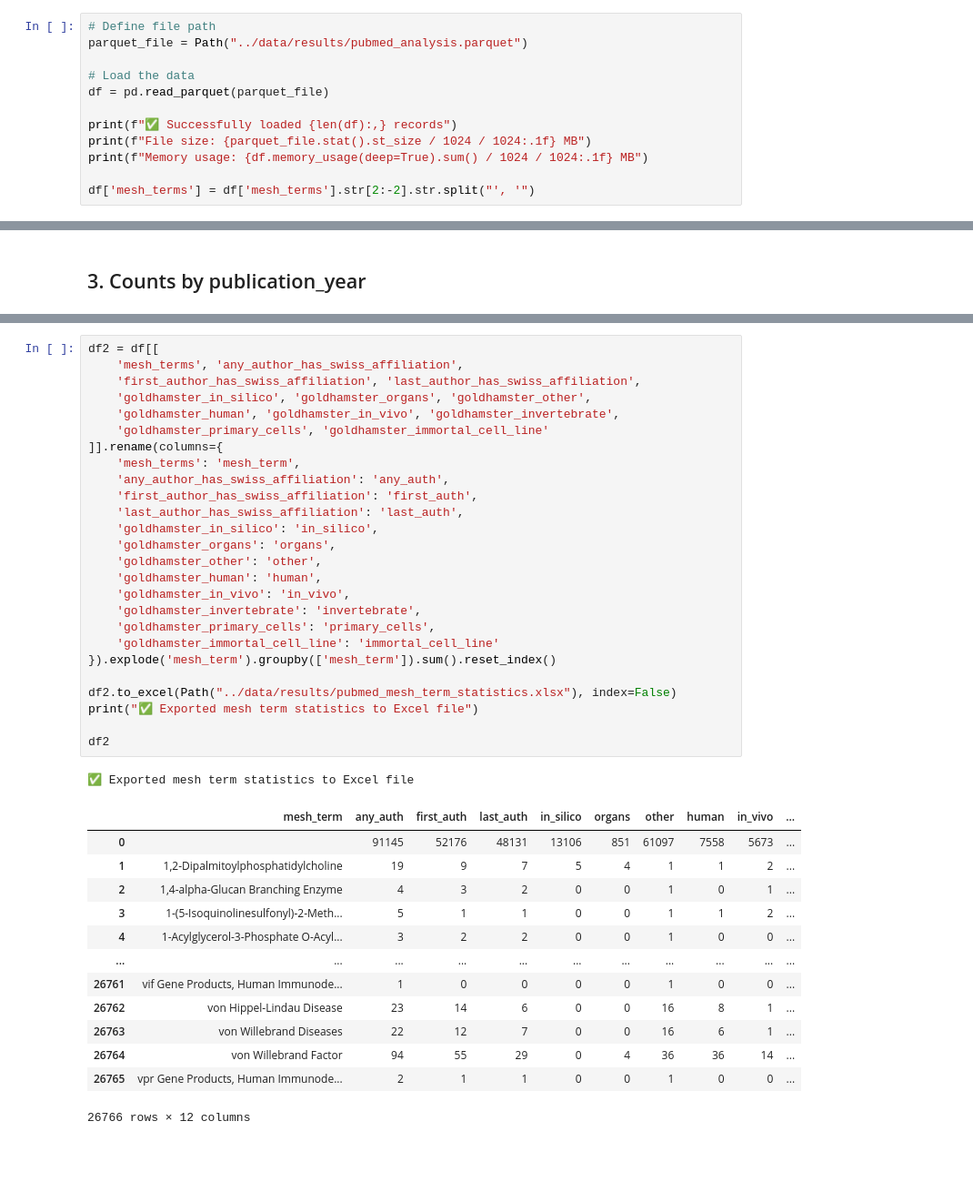
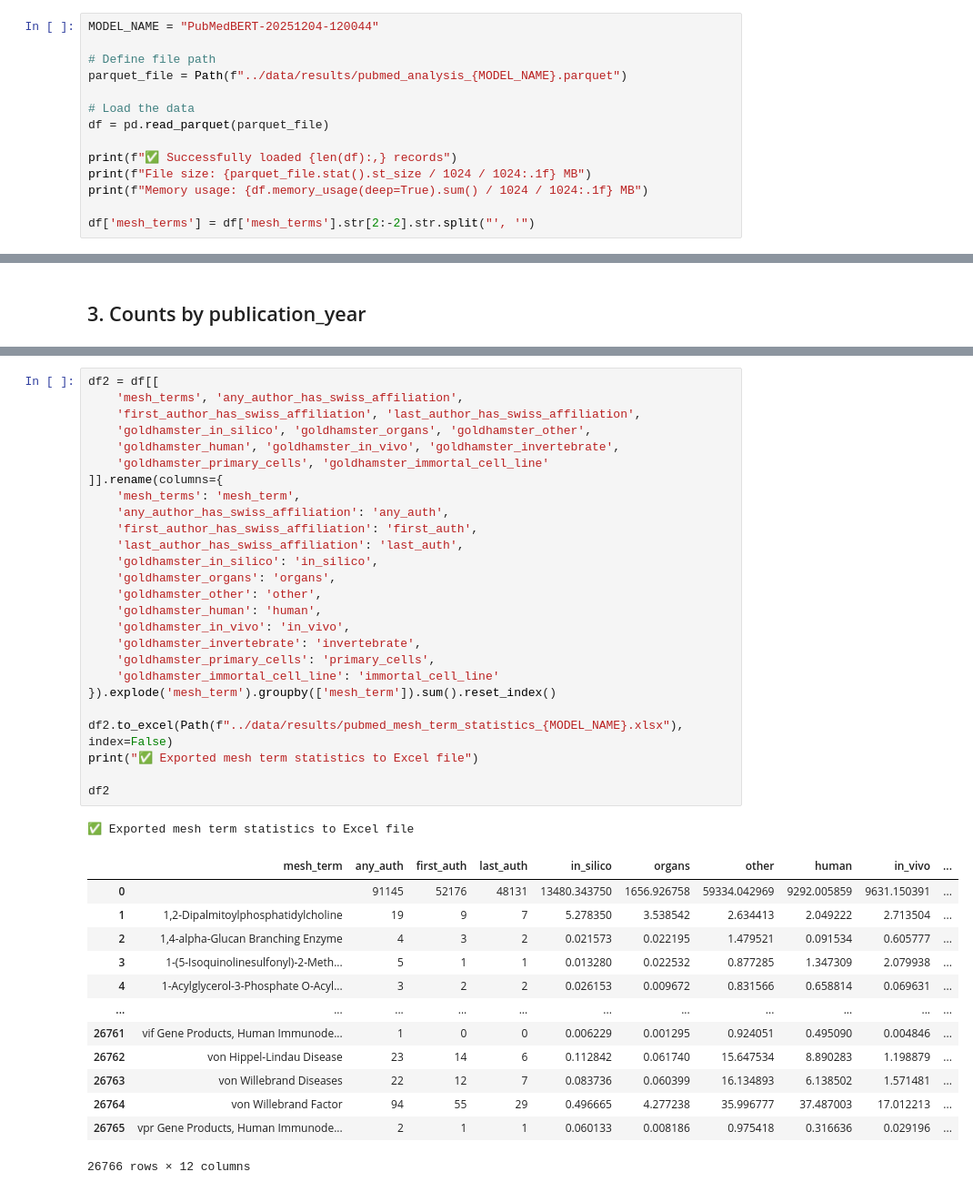
Before and after one commit to magnetilo/3r-monitoring, a Jupyter notebook: notebooks/02_pubmed_analysis_statistics.ipynb, the cells around one changed output, grey strips where cells are left out. Shown: that part at 91% size. Saved outputs shown, nothing was run; the diff lists cells and outputs as text; blank space fills up the shorter version.

```diff
--- a/notebooks/02_pubmed_analysis_statistics.ipynb
+++ b/notebooks/02_pubmed_analysis_statistics.ipynb
@@ -41,8 +41,10 @@ Analysis timestamp: 2025-12-09 11:49:05
 
 Load the processed PubMed analysis data from the parquet file.
 # %%
+MODEL_NAME = "PubMedBERT-20251204-120044"
+
 # Define file path
-parquet_file = Path("../data/results/pubmed_analysis.parquet")
+parquet_file = Path(f"../data/results/pubmed_analysis_{MODEL_NAME}.parquet")
 
 # Load the data
 df = pd.read_parquet(parquet_file)
@@ -118,41 +536,41 @@ df2
 # %%
 df2 = df[[
     'mesh_terms', 'any_author_has_swiss_affiliation',
     'first_author_has_swiss_affiliation', 'last_author_has_swiss_affiliation',
     'goldhamster_in_silico', 'goldhamster_organs', 'goldhamster_other',
     'goldhamster_human', 'goldhamster_in_vivo', 'goldhamster_invertebrate',
     'goldhamster_primary_cells', 'goldhamster_immortal_cell_line'
 ]].rename(columns={
     'mesh_terms': 'mesh_term',
     'any_author_has_swiss_affiliation': 'any_auth',
     'first_author_has_swiss_affiliation': 'first_auth',
     'last_author_has_swiss_affiliation': 'last_auth',
     'goldhamster_in_silico': 'in_silico',
     'goldhamster_organs': 'organs',
     'goldhamster_other': 'other',
     'goldhamster_human': 'human',
     'goldhamster_in_vivo': 'in_vivo',
     'goldhamster_invertebrate': 'invertebrate',
     'goldhamster_primary_cells': 'primary_cells',
     'goldhamster_immortal_cell_line': 'immortal_cell_line'
 }).explode('mesh_term').groupby(['mesh_term']).sum().reset_index()
 
-df2.to_excel(Path("../data/results/pubmed_mesh_term_statistics.xlsx"), index=False)
+df2.to_excel(Path(f"../data/results/pubmed_mesh_term_statistics_{MODEL_NAME}.xlsx"), index=False)
 print("✅ Exported mesh term statistics to Excel file")
 
 df2
 # %% [output]
 ✅ Exported mesh term statistics to Excel file
 |  | mesh_term | any_auth | first_auth | last_auth | in_silico | organs | other | human | in_vivo | ... |
-| 0 |  | 91145 | 52176 | 48131 | 13106 | 851 | 61097 | 7558 | 5673 | ... |
-| 1 | 1,2-Dipalmitoylphosphatidylcholine | 19 | 9 | 7 | 5 | 4 | 1 | 1 | 2 | ... |
-| 2 | 1,4-alpha-Glucan Branching Enzyme | 4 | 3 | 2 | 0 | 0 | 1 | 0 | 1 | ... |
-| 3 | 1-(5-Isoquinolinesulfonyl)-2-Meth... | 5 | 1 | 1 | 0 | 0 | 1 | 1 | 2 | ... |
-| 4 | 1-Acylglycerol-3-Phosphate O-Acyl... | 3 | 2 | 2 | 0 | 0 | 1 | 0 | 0 | ... |
+| 0 |  | 91145 | 52176 | 48131 | 13480.343750 | 1656.926758 | 59334.042969 | 9292.005859 | 9631.150391 | ... |
+| 1 | 1,2-Dipalmitoylphosphatidylcholine | 19 | 9 | 7 | 5.278350 | 3.538542 | 2.634413 | 2.049222 | 2.713504 | ... |
+| 2 | 1,4-alpha-Glucan Branching Enzyme | 4 | 3 | 2 | 0.021573 | 0.022195 | 1.479521 | 0.091534 | 0.605777 | ... |
+| 3 | 1-(5-Isoquinolinesulfonyl)-2-Meth... | 5 | 1 | 1 | 0.013280 | 0.022532 | 0.877285 | 1.347309 | 2.079938 | ... |
+| 4 | 1-Acylglycerol-3-Phosphate O-Acyl... | 3 | 2 | 2 | 0.026153 | 0.009672 | 0.831566 | 0.658814 | 0.069631 | ... |
 | ... | ... | ... | ... | ... | ... | ... | ... | ... | ... | ... |
-| 26761 | vif Gene Products, Human Immunode... | 1 | 0 | 0 | 0 | 0 | 1 | 0 | 0 | ... |
-| 26762 | von Hippel-Lindau Disease | 23 | 14 | 6 | 0 | 0 | 16 | 8 | 1 | ... |
-| 26763 | von Willebrand Diseases | 22 | 12 | 7 | 0 | 0 | 16 | 6 | 1 | ... |
-| 26764 | von Willebrand Factor | 94 | 55 | 29 | 0 | 4 | 36 | 36 | 14 | ... |
-| 26765 | vpr Gene Products, Human Immunode... | 2 | 1 | 1 | 0 | 0 | 1 | 0 | 0 | ... |
+| 26761 | vif Gene Products, Human Immunode... | 1 | 0 | 0 | 0.006229 | 0.001295 | 0.924051 | 0.495090 | 0.004846 | ... |
+| 26762 | von Hippel-Lindau Disease | 23 | 14 | 6 | 0.112842 | 0.061740 | 15.647534 | 8.890283 | 1.198879 | ... |
+| 26763 | von Willebrand Diseases | 22 | 12 | 7 | 0.083736 | 0.060399 | 16.134893 | 6.138502 | 1.571481 | ... |
+| 26764 | von Willebrand Factor | 94 | 55 | 29 | 0.496665 | 4.277238 | 35.996777 | 37.487003 | 17.012213 | ... |
+| 26765 | vpr Gene Products, Human Immunode... | 2 | 1 | 1 | 0.060133 | 0.008186 | 0.975418 | 0.316636 | 0.029196 | ... |
 26766 rows × 12 columns
```
Also changed, not shown: parts of 11 cells of this notebook, 7 other files.
